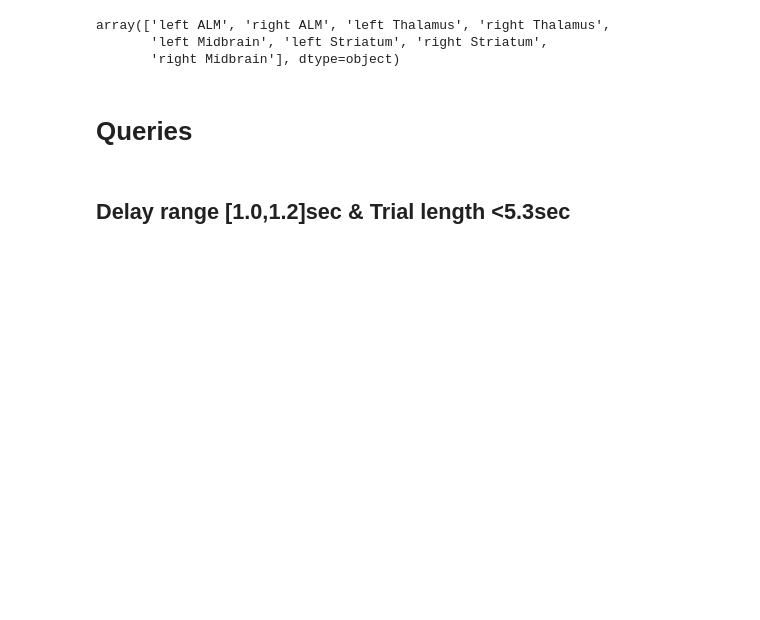
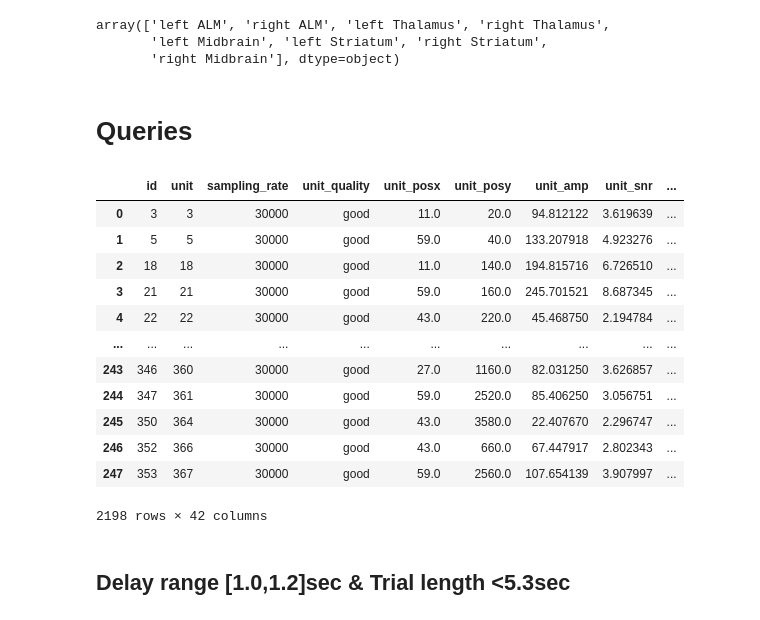
Before and after one commit to Smitpatel37/Mesoscale-Activity-Analysis2, a Jupyter notebook: Scripts/440959thal_CD&PCA.ipynb, the cells around one changed output. Saved outputs shown, nothing was run; the diff lists cells and outputs as text; code cells hidden in the pictures; blank space fills up the shorter version.

```diff
--- a/Scripts/440959thal_CD&PCA.ipynb
+++ b/Scripts/440959thal_CD&PCA.ipynb
@@ -263,6 +264,21 @@ array(['left ALM', 'right ALM', 'left Thalamus', 'right Thalamus',
 # %%
 trials_Data = trials_df_ag.query("photostim_onset == 'N/A' and outcome == 'hit' ")
 units_Data = units_df_ag.query(" Region == 'left ALM'")
+units_Data
+# %% [output]
+|  | id | unit | sampling_rate | unit_quality | unit_posx | unit_posy | unit_amp | unit_snr | ... |
+| 0 | 3 | 3 | 30000 | good | 11.0 | 20.0 | 94.812122 | 3.619639 | ... |
+| 1 | 5 | 5 | 30000 | good | 59.0 | 40.0 | 133.207918 | 4.923276 | ... |
+| 2 | 18 | 18 | 30000 | good | 11.0 | 140.0 | 194.815716 | 6.726510 | ... |
+| 3 | 21 | 21 | 30000 | good | 59.0 | 160.0 | 245.701521 | 8.687345 | ... |
+| 4 | 22 | 22 | 30000 | good | 43.0 | 220.0 | 45.468750 | 2.194784 | ... |
+| ... | ... | ... | ... | ... | ... | ... | ... | ... | ... |
+| 243 | 346 | 360 | 30000 | good | 27.0 | 1160.0 | 82.031250 | 3.626857 | ... |
+| 244 | 347 | 361 | 30000 | good | 59.0 | 2520.0 | 85.406250 | 3.056751 | ... |
+| 245 | 350 | 364 | 30000 | good | 43.0 | 3580.0 | 22.407670 | 2.296747 | ... |
+| 246 | 352 | 366 | 30000 | good | 43.0 | 660.0 | 67.447917 | 2.802343 | ... |
+| 247 | 353 | 367 | 30000 | good | 59.0 | 2560.0 | 107.654139 | 3.907997 | ... |
+2198 rows × 42 columns
 # %% [markdown]
 ## Delay range [1.0,1.2]sec & Trial length <5.3sec
 # %%
```
Also changed, not shown: parts of 8 cells of this notebook, 6 other files.
